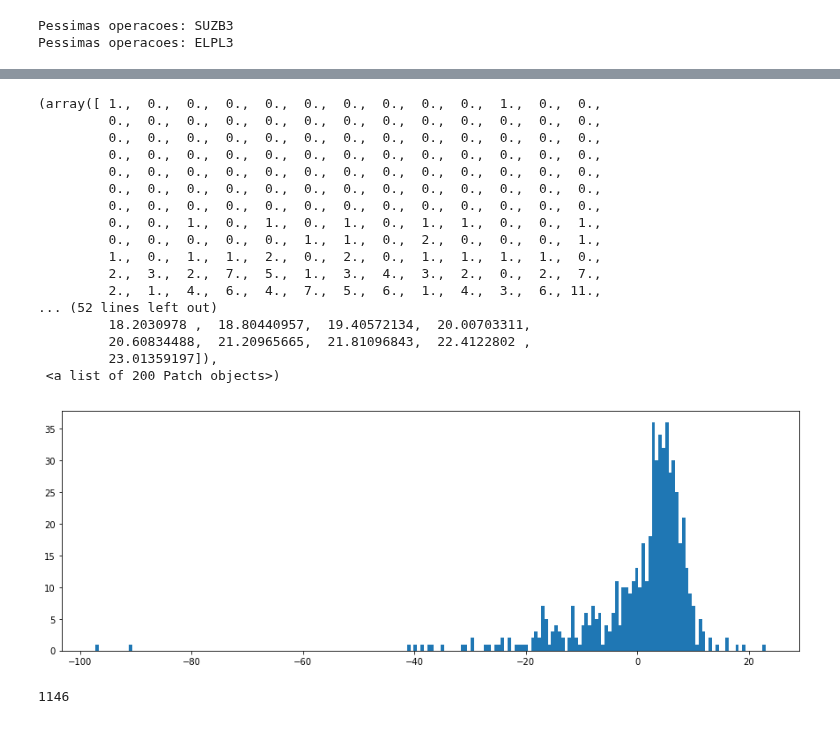
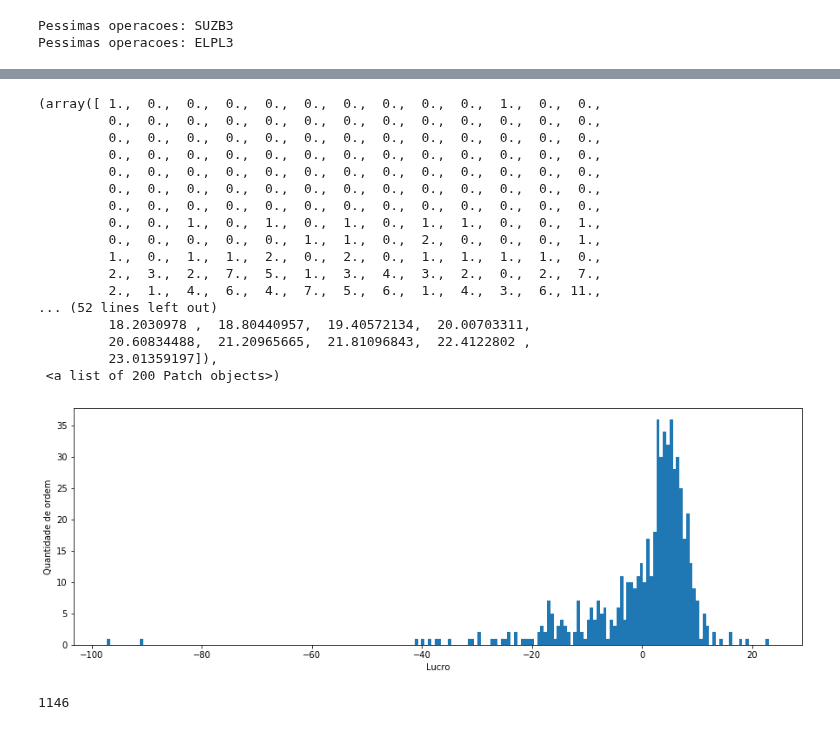
Before and after one commit to RodrigoCalderano/DOM-BOT, a Jupyter notebook: Jupyter/PandasHandler.ipynb, the cells around one changed output, grey strips where cells are left out. Saved outputs shown, nothing was run; the diff lists cells and outputs as text; code cells hidden in the pictures.

```diff
--- a/Jupyter/PandasHandler.ipynb
+++ b/Jupyter/PandasHandler.ipynb
@@ -554,26 +560,28 @@ Somatório de lucro individual: 193.46787459620708
 <BarContainer object of 573 artists>
 [figure]
 # %%
+plt.xlabel('Lucro')
+plt.ylabel('Quantidade de ordem')
 plt.hist(ordem_fechada,bins=200)
 # %% [output]
 (array([ 1.,  0.,  0.,  0.,  0.,  0.,  0.,  0.,  0.,  0.,  1.,  0.,  0.,
          0.,  0.,  0.,  0.,  0.,  0.,  0.,  0.,  0.,  0.,  0.,  0.,  0.,
          0.,  0.,  0.,  0.,  0.,  0.,  0.,  0.,  0.,  0.,  0.,  0.,  0.,
          0.,  0.,  0.,  0.,  0.,  0.,  0.,  0.,  0.,  0.,  0.,  0.,  0.,
          0.,  0.,  0.,  0.,  0.,  0.,  0.,  0.,  0.,  0.,  0.,  0.,  0.,
          0.,  0.,  0.,  0.,  0.,  0.,  0.,  0.,  0.,  0.,  0.,  0.,  0.,
          0.,  0.,  0.,  0.,  0.,  0.,  0.,  0.,  0.,  0.,  0.,  0.,  0.,
          0.,  0.,  1.,  0.,  1.,  0.,  1.,  0.,  1.,  1.,  0.,  0.,  1.,
          0.,  0.,  0.,  0.,  0.,  1.,  1.,  0.,  2.,  0.,  0.,  0.,  1.,
          1.,  0.,  1.,  1.,  2.,  0.,  2.,  0.,  1.,  1.,  1.,  1.,  0.,
          2.,  3.,  2.,  7.,  5.,  1.,  3.,  4.,  3.,  2.,  0.,  2.,  7.,
          2.,  1.,  4.,  6.,  4.,  7.,  5.,  6.,  1.,  4.,  3.,  6., 11.,
 ... (52 lines left out)
          18.2030978 ,  18.80440957,  19.40572134,  20.00703311,
          20.60834488,  21.20965665,  21.81096843,  22.4122802 ,
          23.01359197]),
  <a list of 200 Patch objects>)
-[figure, old version]
+[figure, new version]
 # %%
 len(orders_df)
 # %% [output]
```
Also changed, not shown: parts of 5 cells of this notebook, 2 other files.
